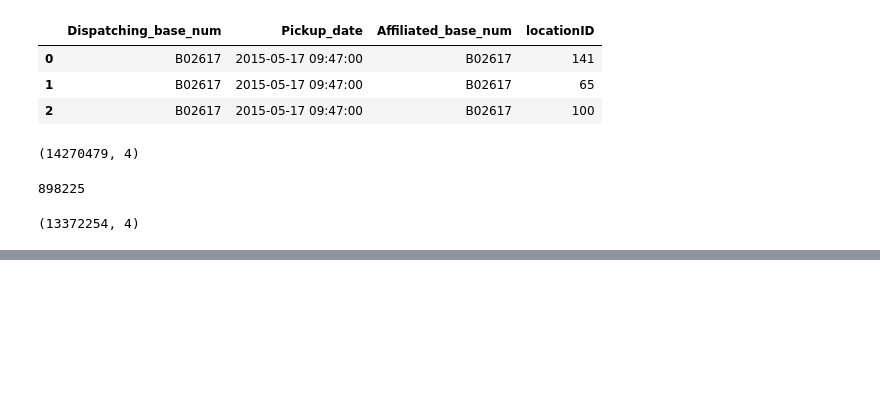
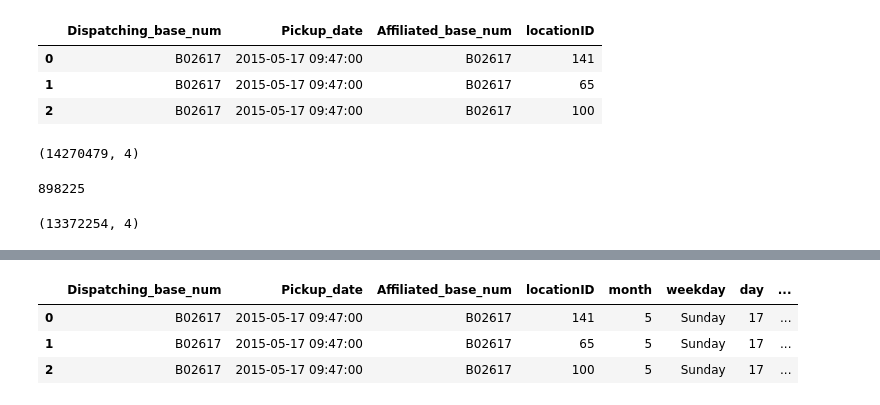
Before and after one commit to unpatel1/Challenge_AProjectAWeek, a Jupyter notebook: Week_12/Uber_NY_DA.ipynb, the cells around one changed output, grey strips where cells are left out. Saved outputs shown, nothing was run; the diff lists cells and outputs as text; code cells hidden in the pictures; blank space fills up the shorter version.

```diff
--- a/Week_12/Uber_NY_DA.ipynb
+++ b/Week_12/Uber_NY_DA.ipynb
@@ -47,0 +86,12 @@ uber_15.shape
+# %%
+uber_15['weekday'] = uber_15['Pickup_date'].dt.day_name()
+uber_15['day'] = uber_15['Pickup_date'].dt.day
+uber_15['hour'] = uber_15['Pickup_date'].dt.hour
+uber_15['month'] = uber_15['Pickup_date'].dt.month
+uber_15['minute'] = uber_15['Pickup_date'].dt.minute
+uber_15.head(3)
+# %% [output]
+|  | Dispatching_base_num | Pickup_date | Affiliated_base_num | locationID | month | weekday | day | ... |
+| 0 | B02617 | 2015-05-17 09:47:00 | B02617 | 141 | 5 | Sunday | 17 | ... |
+| 1 | B02617 | 2015-05-17 09:47:00 | B02617 | 65 | 5 | Sunday | 17 | ... |
+| 2 | B02617 | 2015-05-17 09:47:00 | B02617 | 100 | 5 | Sunday | 17 | ... |
```
Also changed, not shown: parts of 17 cells of this notebook.
